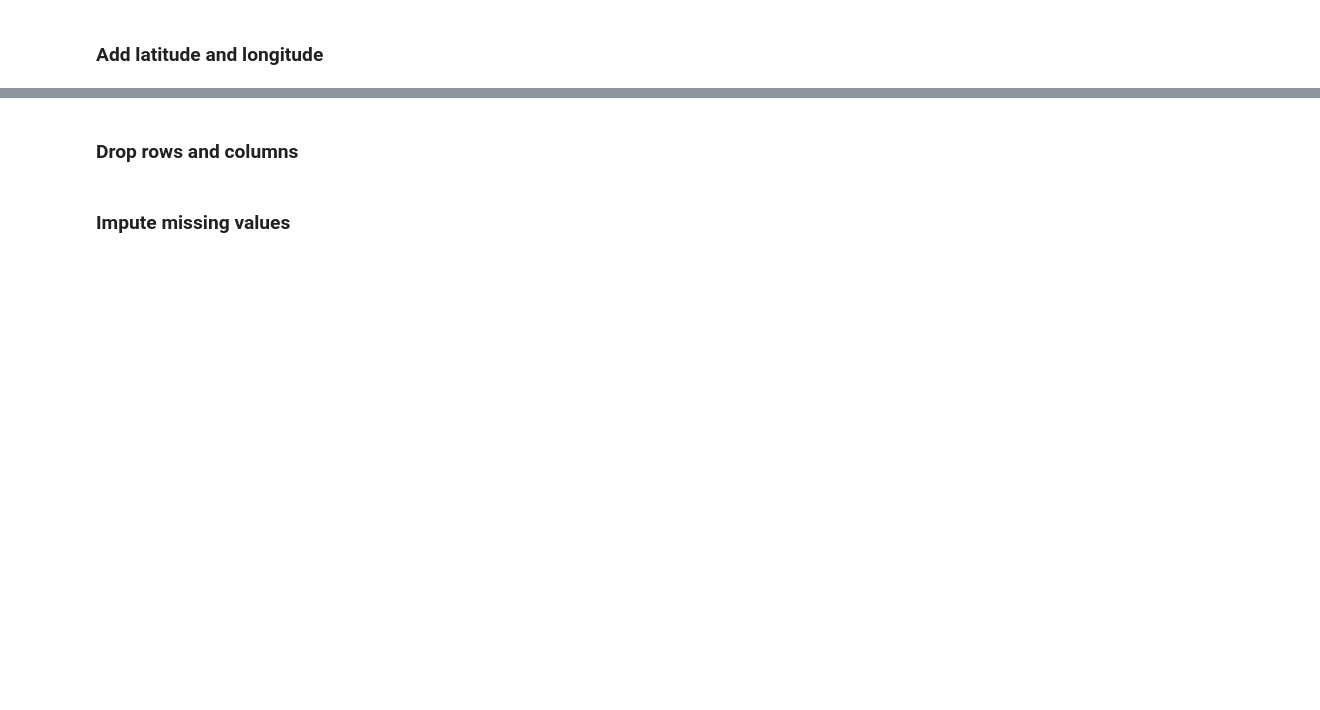
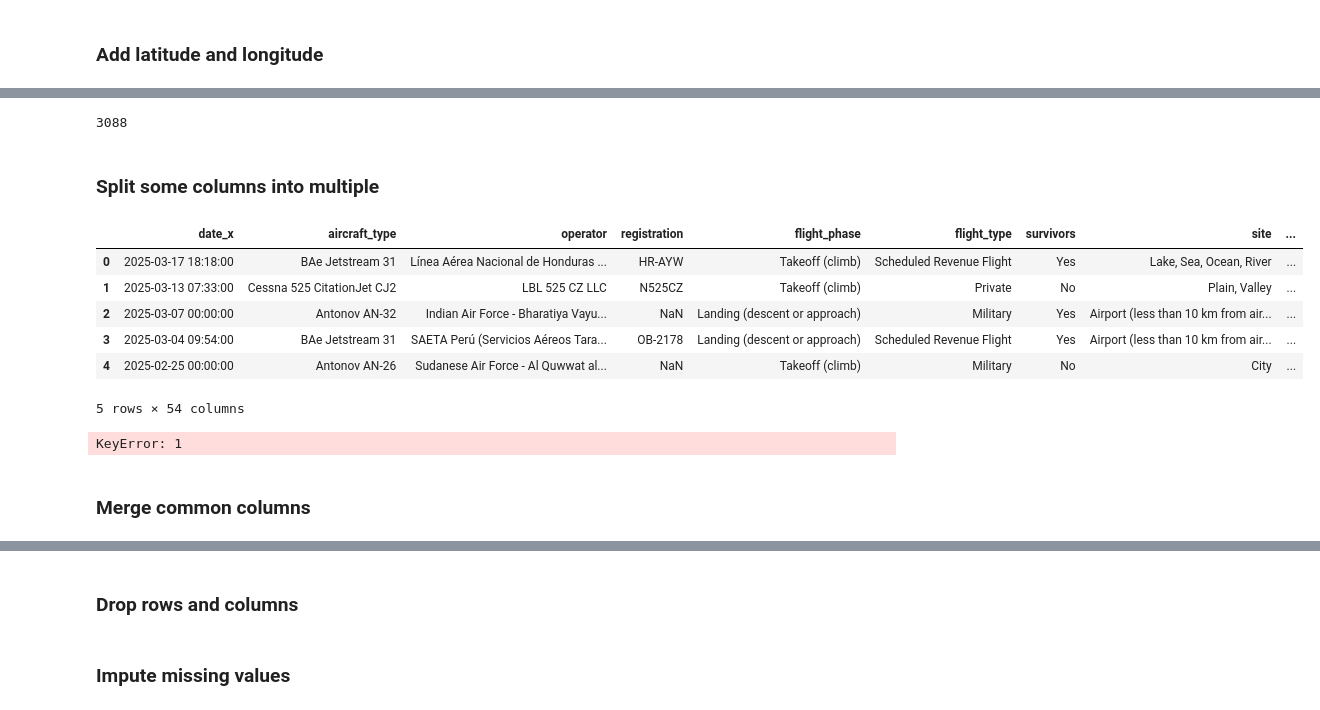
Before and after one commit to nadpierre/aircraft-crashes-clustering-project, a Jupyter notebook: data_collection_and_cleaning.ipynb, the cells around one changed output, grey strips where cells are left out. Saved outputs shown, nothing was run; the diff lists cells and outputs as text; code cells hidden in the pictures; blank space fills up the shorter version.

```diff
--- a/data_collection_and_cleaning.ipynb
+++ b/data_collection_and_cleaning.ipynb
@@ -500,14 +522,10 @@ Although it's not very likely, the same aircraft can be involved in multiple acc
 baaa_df['date'] = pd.to_datetime(baaa_df['date'], format='%b %d, %Y at %H%M LT', errors='coerce') \
 				.fillna(pd.to_datetime(baaa_df['date'], format='%b %d, %Y', errors='coerce'))
 assert baaa_df['date'].isna().sum() == 0
-# %%
-# Convert ASN date and time to datetime
-asn_df['date'] = asn_df['date'] + ' ' + asn_df['time']
-asn_df['date'] = pd.to_datetime(asn_df['date'], format='%A %-d %B %Y %H:%M', errors='coerce') \
-					.fillna(pd.to_datetime(asn_df['date'], format='%A %-d %B %Y %I:%M %p', errors='coerce')) \
-					.fillna(pd.to_datetime(asn_df['date'], format='%A %-d %B %Y %H:%M LT', errors='coerce')) \
-					.fillna(pd.to_datetime(asn_df['date'], format='%A %-d %B %Y %H:%M UTC', errors='coerce')) \
-					.fillna(pd.to_datetime(asn_df['date'], format='%A %-d %B %Y ', errors='coerce'))
+# %%
+# Convert ASN date and time to datetime
+asn_df['date'] = pd.to_datetime(asn_df['date'], format='%A %d %B %Y', errors='coerce')
+assert baaa_df['date'].isna().sum() == 0
 # %%
 # Create date string column
 baaa_df['date_str'] = baaa_df['date'].dt.strftime('%Y-%m-%d')
@@ -524,12 +550,21 @@ geolocator = Nominatim(user_agent='aircraft_crashes_analysis')
 geocoder = RateLimiter(geolocator.geocode, min_delay_seconds=1)
 
 def get_coord(row) -> str:
-	location = None
-	response = geocoder(row['location_x'], language='en', exactly_one=True)
-	response2 = geocoder(row['location_y'], language='en', exactly_one=True)
-	response3 = geocoder(row['city'], language='en', exactly_one=True)
-	location =  response if response else response2 if response2 else response3
+	result = None
 
-	return str(location.latitude) + ', ' + str(location.longitude) if location else None
+	try:
+		location = geocoder(row['location_x'], language='en', exactly_one=True)
 
-df['lat_lng'] = df.apply(get_coord, axis=1)
+		if not location:
+			location = geocoder(row['location_y'], language='en', exactly_one=True)
+
+		if not location:
+			location = geocoder(row['country'], language='en', exactly_one=True)
+
+		if (location):
+			print('Coordinates: ({}, {})'.format(location.latitude, location.longitude))
+			result = str(location.latitude) + ', ' + str(location.longitude) if location else None
+	except:
+		print('An error occured')
+
+	return result
@@ -536 +780,22 @@ df['lat_lng'] = df.apply(get_coord, axis=1)
+# %%
+df['lat_lng'].isna().sum()
+# %% [output]
+3088
+# %% [markdown]
+### Split some columns into multiple
+# %%
+# Split schedule into 2 columns
+schedule = df['schedule'].str.split(' - ', expand=True)
+df['departure'] = schedule[0]
+df['arrival'] = schedule[1]
+# %%
+df.head()
+# %% [output]
+|  | date_x | aircraft_type | operator | registration | flight_phase | flight_type | survivors | site | ... |
+| 0 | 2025-03-17 18:18:00 | BAe Jetstream 31 | Línea Aérea Nacional de Honduras ... | HR-AYW | Takeoff (climb) | Scheduled Revenue Flight | Yes | Lake, Sea, Ocean, River | ... |
+| 1 | 2025-03-13 07:33:00 | Cessna 525 CitationJet CJ2 | LBL 525 CZ LLC | N525CZ | Takeoff (climb) | Private | No | Plain, Valley | ... |
+| 2 | 2025-03-07 00:00:00 | Antonov AN-32 | Indian Air Force - Bharatiya Vayu... | NaN | Landing (descent or approach) | Military | Yes | Airport (less than 10 km from air... | ... |
+| 3 | 2025-03-04 09:54:00 | BAe Jetstream 31 | SAETA Perú (Servicios Aéreos Tara... | OB-2178 | Landing (descent or approach) | Scheduled Revenue Flight | Yes | Airport (less than 10 km from air... | ... |
+| 4 | 2025-02-25 00:00:00 | Antonov AN-26 | Sudanese Air Force - Al Quwwat al... | NaN | Takeoff (climb) | Military | No | City | ... |
+5 rows × 54 columns
 # %%
@@ -541,2 +812,11 @@ df['longitude'] = split_columns[1]
+# %%
+# Split fatalities from ASN
+fatalities = df['fatalities'].str.split(' / ', expand=True)
+df['fatalities'] = fatalities[0].str.extract(r'(\d+)')
+df['occupants'] = fatalities[1].str.extract(r'(\d+)')
+# %% [output]
+KeyError: 1
 # %%
 df.info()
+# %% [markdown]
+### Merge common columns
```
Also changed, not shown: parts of 45 cells of this notebook, 3 other files.
